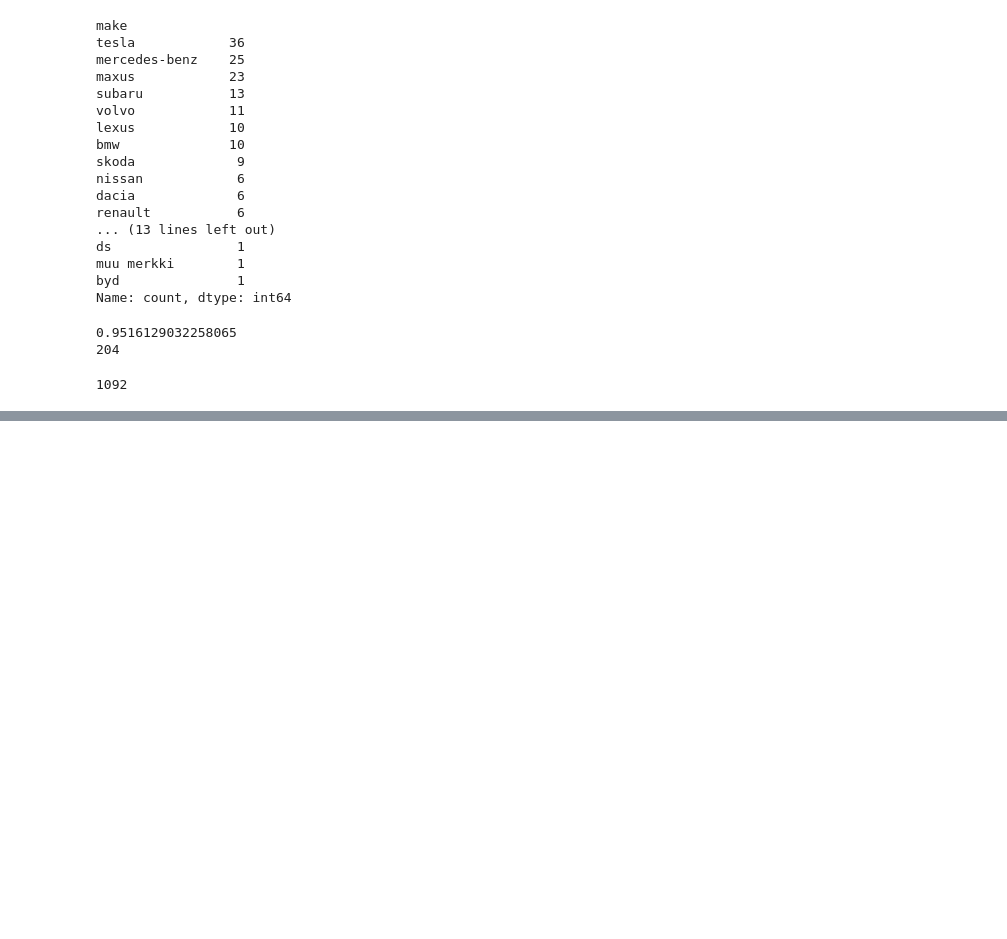
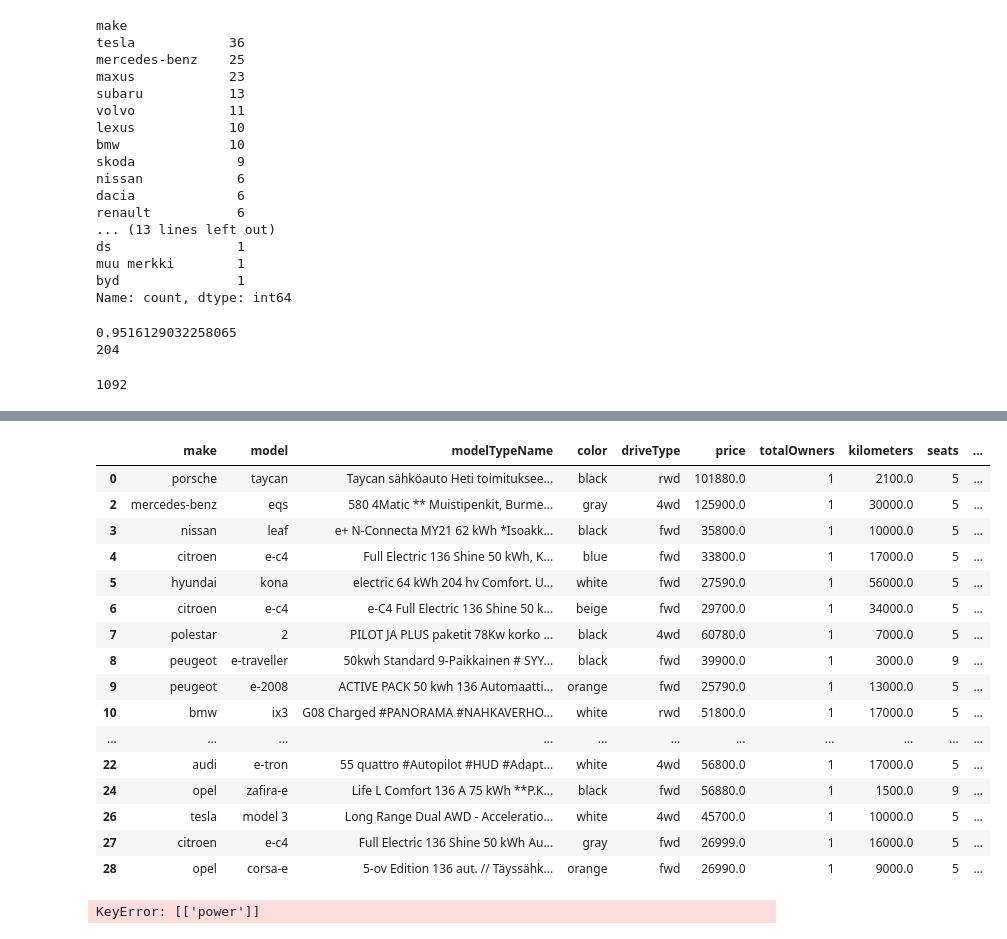
Before and after one commit to jatufin/importEVorNot, a Jupyter notebook: nettiauto/nettiauto_dataset_parsing.ipynb, the cells around one changed output, grey strips where cells are left out. Drawn from its saved outputs; the diff is of its cells as text; code cells hidden in the pictures; blank space fills up the shorter version.

Commit message:
cleaned dataset

```diff
--- a/nettiauto/nettiauto_dataset_parsing.ipynb
+++ b/nettiauto/nettiauto_dataset_parsing.ipynb
@@ -871,0 +870,32 @@ df[(df['power'].isna()) & (df['make'] == 'mercedes-benz')][['make', 'model', 'pr
+# %%
+df.head(25)
+# %% [output]
+|  | make | model | modelTypeName | color | driveType | price | totalOwners | kilometers | seats | ... |
+| 0 | porsche | taycan | Taycan sähköauto Heti toimituksee... | black | rwd | 101880.0 | 1 | 2100.0 | 5 | ... |
+| 2 | mercedes-benz | eqs | 580 4Matic ** Muistipenkit, Burme... | gray | 4wd | 125900.0 | 1 | 30000.0 | 5 | ... |
+| 3 | nissan | leaf | e+ N-Connecta MY21 62 kWh *Isoakk... | black | fwd | 35800.0 | 1 | 10000.0 | 5 | ... |
+| 4 | citroen | e-c4 | Full Electric 136 Shine 50 kWh, K... | blue | fwd | 33800.0 | 1 | 17000.0 | 5 | ... |
+| 5 | hyundai | kona | electric 64 kWh 204 hv Comfort. U... | white | fwd | 27590.0 | 1 | 56000.0 | 5 | ... |
+| 6 | citroen | e-c4 | e-C4 Full Electric 136 Shine 50 k... | beige | fwd | 29700.0 | 1 | 34000.0 | 5 | ... |
+| 7 | polestar | 2 | PILOT JA PLUS paketit 78Kw korko ... | black | 4wd | 60780.0 | 1 | 7000.0 | 5 | ... |
+| 8 | peugeot | e-traveller | 50kwh Standard 9-Paikkainen # SYY... | black | fwd | 39900.0 | 1 | 3000.0 | 9 | ... |
+| 9 | peugeot | e-2008 | ACTIVE PACK 50 kwh 136 Automaatti... | orange | fwd | 25790.0 | 1 | 13000.0 | 5 | ... |
+| 10 | bmw | ix3 | G08 Charged #PANORAMA #NAHKAVERHO... | white | rwd | 51800.0 | 1 | 17000.0 | 5 | ... |
+| ... | ... | ... | ... | ... | ... | ... | ... | ... | ... | ... |
+| 22 | audi | e-tron | 55 quattro #Autopilot #HUD #Adapt... | white | 4wd | 56800.0 | 1 | 17000.0 | 5 | ... |
+| 24 | opel | zafira-e | Life L Comfort 136 A 75 kWh **P.K... | black | fwd | 56880.0 | 1 | 1500.0 | 9 | ... |
+| 26 | tesla | model 3 | Long Range Dual AWD - Acceleratio... | white | 4wd | 45700.0 | 1 | 10000.0 | 5 | ... |
+| 27 | citroen | e-c4 | Full Electric 136 Shine 50 kWh Au... | gray | fwd | 26999.0 | 1 | 16000.0 | 5 | ... |
+| 28 | opel | corsa-e | 5-ov Edition 136 aut. // Täyssähk... | orange | fwd | 26990.0 | 1 | 9000.0 | 5 | ... |
+# %%
+drop_columns = ['electricRange']
+for c in drop_columns:
+    df = df.drop(c, axis=1)
+
+rows_to_drop_by = ['power']
+
+df.dropna(subset=[rows_to_drop_by], inplace=True)
+
+df.to_csv('nettiauto_dataset.csv')
+# %% [output]
+KeyError: [['power']]
```
Also changed, not shown: parts of 4 cells of this notebook, 1 other file.
